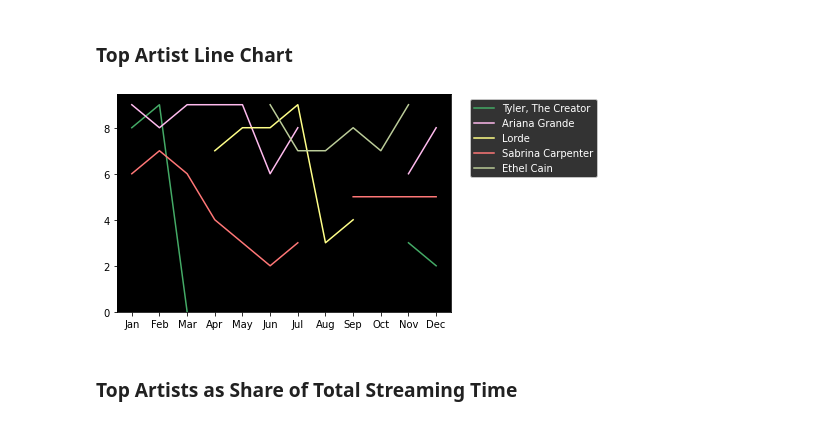
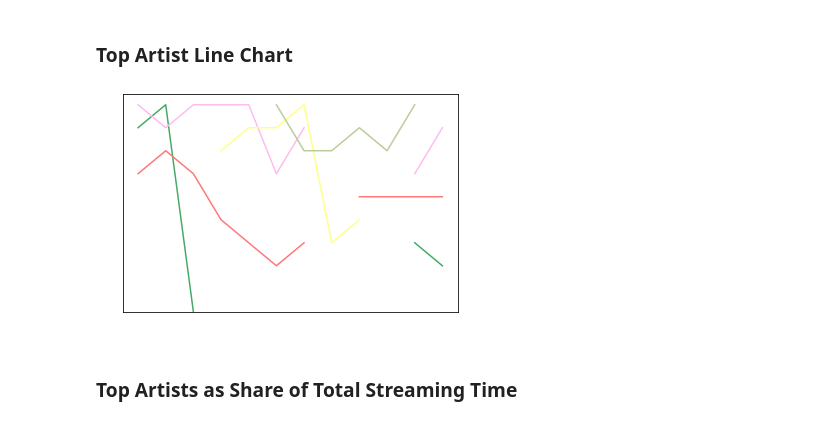
Before and after one commit to zakwht/spotify, a Jupyter notebook: artists.ipynb, the cells around one changed output. Drawn from its saved outputs; the diff is of its cells as text; code cells hidden in the pictures.

```diff
--- a/artists.ipynb
+++ b/artists.ipynb
@@ -100,20 +122,22 @@ show('monthly_top_artists')
 # %%
 top_artists_pos[top_artists_pos > 10] = np.nan
 
 fig, ax = plt.subplots()
 
 top_5_pos = top_artists_pos[top_artists_pos.index.isin(top_artists.head(5).index)]
 for x, row in top_5_pos.iterrows():
   ax.plot(row.index, 10-row, label=row.name, color=colors[row.name])
 
-ax.set_xticks(top_5_pos.columns.tolist(), ms.strftime('%b'))
-ax.set_facecolor("black")
+ax.set_xticks(top_5_pos.columns.tolist(), dated_months.strftime('%b'), color='white')
+ax.set_facecolor("none")
+ax.set_yticks(range(10), range(10, 0, -1), color='white')
 ax.set_ylim(bottom=0)
+ax.tick_params(axis='both', color='white')
 
-plt.legend(bbox_to_anchor=(1.04, 1), facecolor='black', labelcolor='white')
+# plt.legend(bbox_to_anchor=(1.04, 1), facecolor='black', labelcolor='white')
 show('top_5_artist_positions')
 # %% [output]
-[figure, old version]
+[figure, new version]
 # %% [markdown]
 ### Top Artists as Share of Total Streaming Time
 # %%
```
Also changed, not shown: parts of 4 cells of this notebook, 8 other files.
